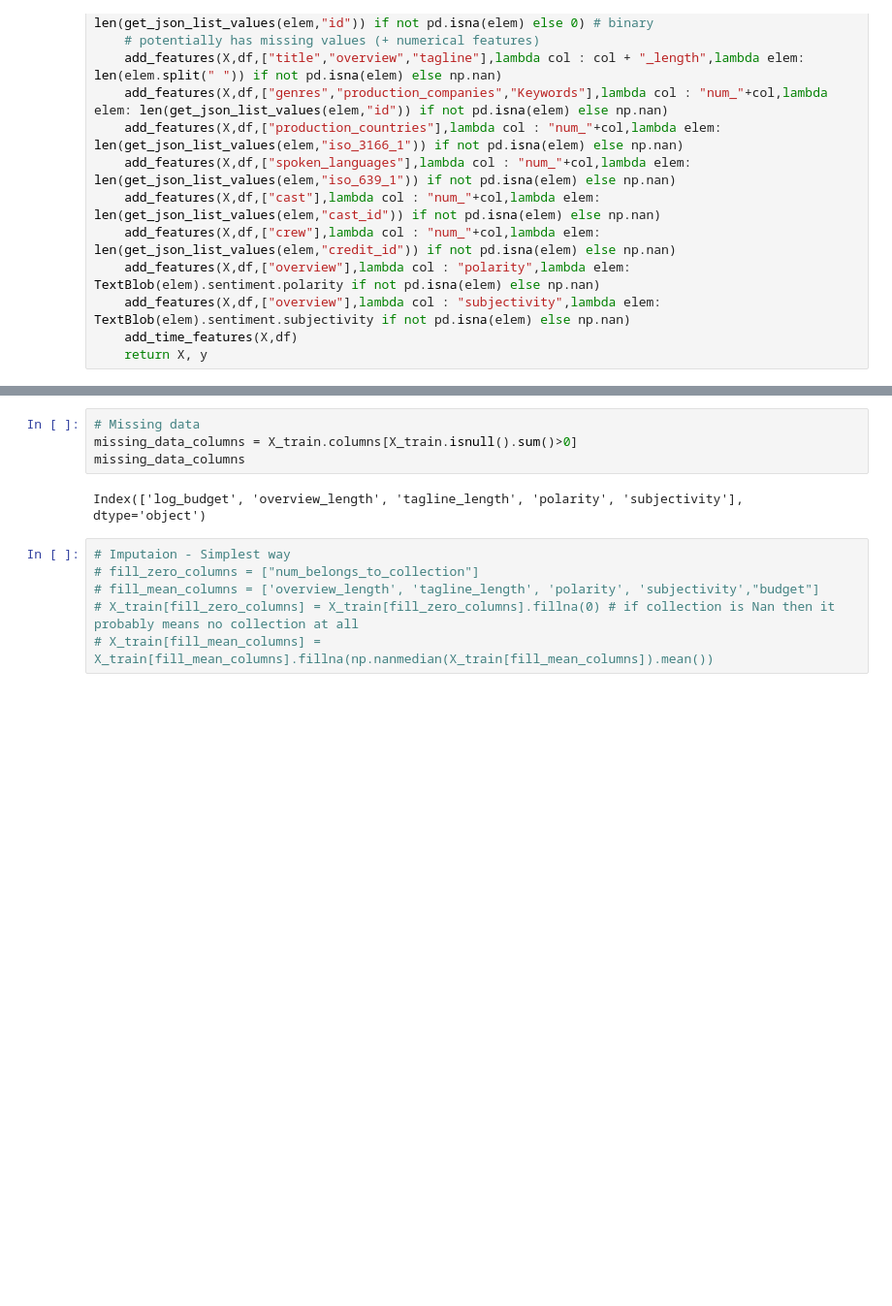
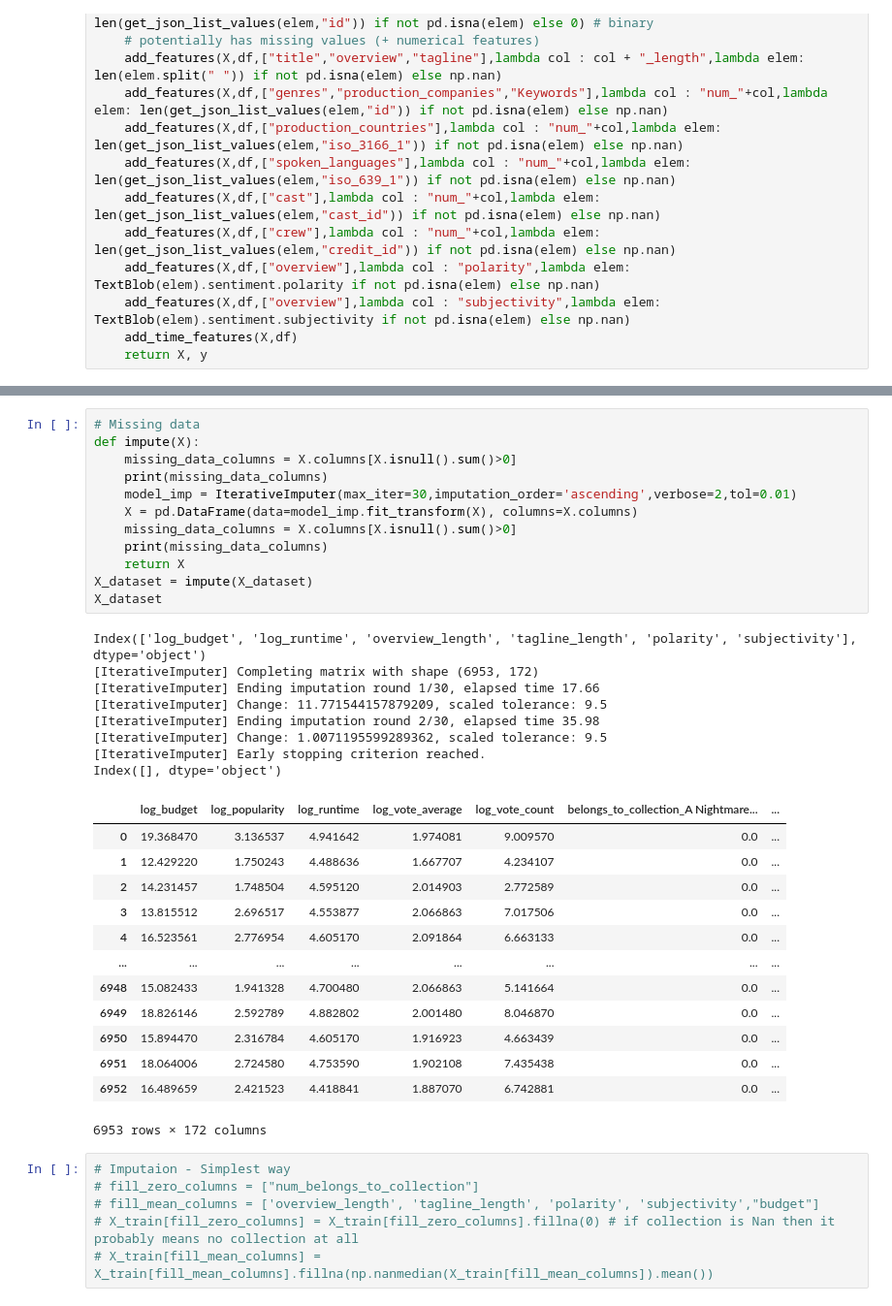
Before and after one commit to SharonPeled/hw1_094295, a Jupyter notebook: feature_engineering.ipynb, the cells around one changed output, grey strips where cells are left out. Shown at 97% size. Drawn from its saved outputs; the diff is of its cells as text; blank space fills up the shorter version.

```diff
--- a/feature_engineering.ipynb
+++ b/feature_engineering.ipynb
@@ -149,9 +161,37 @@ X_train
-# %%
-# Missing data
-missing_data_columns = X_train.columns[X_train.isnull().sum()>0]
-missing_data_columns
-# %% [output]
-Index(['log_budget', 'overview_length', 'tagline_length', 'polarity', 'subjectivity'], dtype='object')
+# %%
+# Missing data
+def impute(X):
+    missing_data_columns = X.columns[X.isnull().sum()>0]
+    print(missing_data_columns)
+    model_imp = IterativeImputer(max_iter=30,imputation_order='ascending',verbose=2,tol=0.01)
+    X = pd.DataFrame(data=model_imp.fit_transform(X), columns=X.columns)
+    missing_data_columns = X.columns[X.isnull().sum()>0]
+    print(missing_data_columns)
+    return X
+X_dataset = impute(X_dataset)
+X_dataset
+# %% [output]
+Index(['log_budget', 'log_runtime', 'overview_length', 'tagline_length', 'polarity', 'subjectivity'], dtype='object')
+[IterativeImputer] Completing matrix with shape (6953, 172)
+[IterativeImputer] Ending imputation round 1/30, elapsed time 17.66
+[IterativeImputer] Change: 11.771544157879209, scaled tolerance: 9.5
+[IterativeImputer] Ending imputation round 2/30, elapsed time 35.98
+[IterativeImputer] Change: 1.0071195599289362, scaled tolerance: 9.5
+[IterativeImputer] Early stopping criterion reached.
+Index([], dtype='object')
+|  | log_budget | log_popularity | log_runtime | log_vote_average | log_vote_count | belongs_to_collection_A Nightmare... | ... |
+| 0 | 19.368470 | 3.136537 | 4.941642 | 1.974081 | 9.009570 | 0.0 | ... |
+| 1 | 12.429220 | 1.750243 | 4.488636 | 1.667707 | 4.234107 | 0.0 | ... |
+| 2 | 14.231457 | 1.748504 | 4.595120 | 2.014903 | 2.772589 | 0.0 | ... |
+| 3 | 13.815512 | 2.696517 | 4.553877 | 2.066863 | 7.017506 | 0.0 | ... |
+| 4 | 16.523561 | 2.776954 | 4.605170 | 2.091864 | 6.663133 | 0.0 | ... |
+| ... | ... | ... | ... | ... | ... | ... | ... |
+| 6948 | 15.082433 | 1.941328 | 4.700480 | 2.066863 | 5.141664 | 0.0 | ... |
+| 6949 | 18.826146 | 2.592789 | 4.882802 | 2.001480 | 8.046870 | 0.0 | ... |
+| 6950 | 15.894470 | 2.316784 | 4.605170 | 1.916923 | 4.663439 | 0.0 | ... |
+| 6951 | 18.064006 | 2.724580 | 4.753590 | 1.902108 | 7.435438 | 0.0 | ... |
+| 6952 | 16.489659 | 2.421523 | 4.418841 | 1.887070 | 6.742881 | 0.0 | ... |
+6953 rows × 172 columns
 # %%
 # Imputaion - Simplest way
 # fill_zero_columns = ["num_belongs_to_collection"]
```
Also changed, not shown: parts of 8 cells of this notebook, 6 other files.
